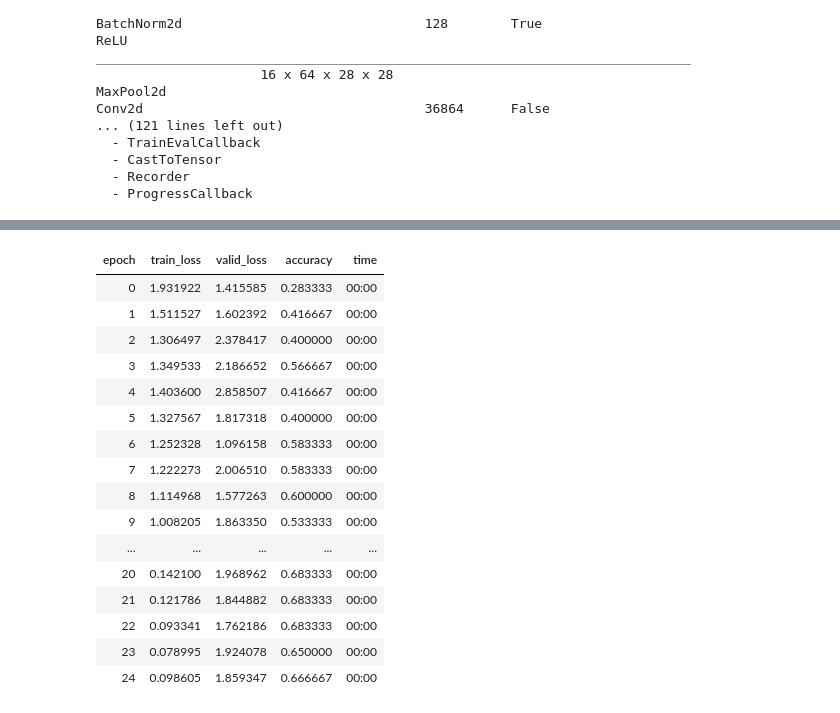
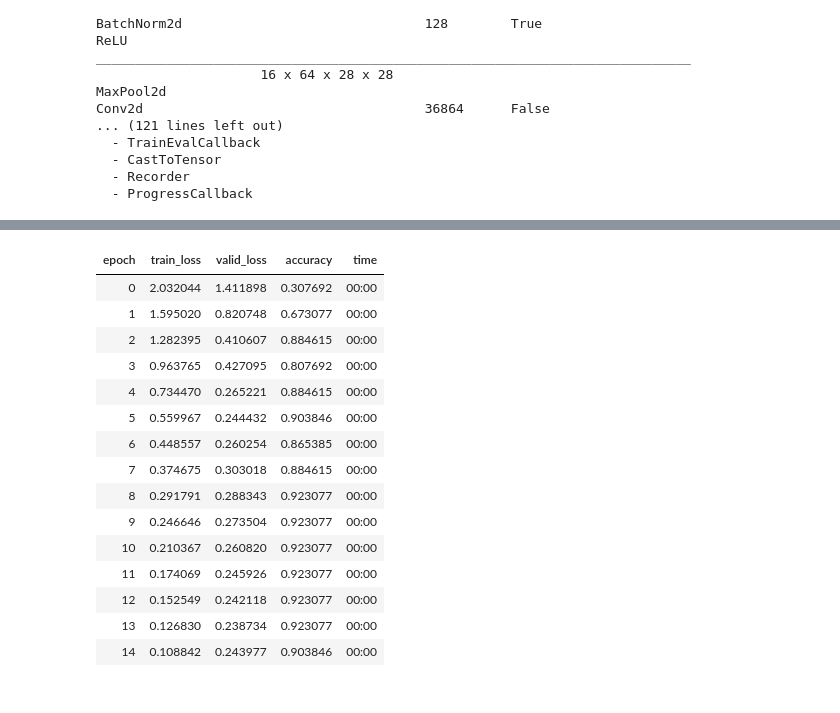
Before and after one commit to Vatnelid-Master-Project/data-analysis, a Jupyter notebook: classification.ipynb, the cells around one changed output, grey strips where cells are left out. Cells and saved outputs as stored; diff of their text form; code cells hidden in the pictures.

```diff
--- a/classification.ipynb
+++ b/classification.ipynb
@@ -75,0 +207,37 @@ tu = TorchUtil(all_spectrograms, all_labels, TARGET_CH, TARGET_HW, EPS, FLOOR_DB
+# %%
+import matplotlib.cm as cm
+from matplotlib.colors import Normalize
+
+def create_tensor_image(i : int):
+        """
+        Convert spectrogram to TensorImage format
+        """
+
+        # Normalization - turn spectrogram into dB scale
+        arr_db = 10 * np.log10(all_spectograms[i])
+        arr_db = np.clip(arr_db, FLOOR_DB, 0)
+
+        # Scale to [0, 1]
+        arr_01 = (arr_db - FLOOR_DB) / (-FLOOR_DB)
+
+        # If spectrogram is multi-channel, convert to grayscale first
+        if len(arr_01.shape) == 3:
+                arr_01 = np.mean(arr_01, axis=-1)  # average across channels
+
+        arr_01 = arr_01[:, ::-1].copy() # flip spectrogram
+
+        # Apply colormap to convert grayscale to color
+        # Popular colormaps for spectrograms: 'viridis', 'plasma', 'magma', 'inferno', 'jet', 'hot'
+        colormap = cm.get_cmap('viridis')  # or try 'plasma', 'magma', 'jet'
+        arr_colored = colormap(arr_01)  # This returns RGBA (H, W, 4)
+
+        # Convert RGBA to RGB (drop alpha channel)
+        arr_rgb = arr_colored[:, :, :3]  # (H, W, 3)
+
+        # Convert to PyTorch tensor with correct channel ordering
+        t = torch.tensor(arr_rgb).float().permute(2, 0, 1).unsqueeze(0)  # (1, 3, H, W)
+
+        # Resize image
+        t_resized = torch.nn.functional.interpolate(t, size=TARGET_HW, mode='bilinear', align_corners=False)
+
+        return TensorImage(t_resized.squeeze(0))  # (3, H, W)
@@ -144,7 +309,7 @@ Example: (Path('.spec/train/Controlled/Session_10_rel_time0.npy'), np.str_('Cont
 block = DataBlock(
     blocks=(TransformBlock(), CategoryBlock(sort=False)),
     get_items=lambda x: x,
-    get_x=get_x,
+    get_x=create_tensor_image,
     get_y=get_y,
 )
 # %%
@@ -154,4 +323,4 @@ len(all_spectrograms)
 # %%
-items = list(range(len(all_spectrograms)))   # or `range(N)`
-dls = block.dataloaders(items, bs=min(16, len(all_spectrograms)))
+items = list(range(len(all_spectograms)))   # or `range(N)`
+dls = block.dataloaders(items, bs=16)
 # %%
@@ -212,23 +381,22 @@ SuggestedLRs(valley=0.001737800776027143, slide=0.00363078061491251, steep=6.309
 # %%
-learner.fit_one_cycle(25, 1e-2)
+learner.fit_one_cycle(15, 1e-3)
 # %% [output]
 | epoch | train_loss | valid_loss | accuracy | time |
-| 0 | 1.931922 | 1.415585 | 0.283333 | 00:00 |
-| 1 | 1.511527 | 1.602392 | 0.416667 | 00:00 |
-| 2 | 1.306497 | 2.378417 | 0.400000 | 00:00 |
-| 3 | 1.349533 | 2.186652 | 0.566667 | 00:00 |
-| 4 | 1.403600 | 2.858507 | 0.416667 | 00:00 |
-| 5 | 1.327567 | 1.817318 | 0.400000 | 00:00 |
-| 6 | 1.252328 | 1.096158 | 0.583333 | 00:00 |
-| 7 | 1.222273 | 2.006510 | 0.583333 | 00:00 |
-| 8 | 1.114968 | 1.577263 | 0.600000 | 00:00 |
-| 9 | 1.008205 | 1.863350 | 0.533333 | 00:00 |
-| ... | ... | ... | ... | ... |
-| 20 | 0.142100 | 1.968962 | 0.683333 | 00:00 |
-| 21 | 0.121786 | 1.844882 | 0.683333 | 00:00 |
-| 22 | 0.093341 | 1.762186 | 0.683333 | 00:00 |
-| 23 | 0.078995 | 1.924078 | 0.650000 | 00:00 |
-| 24 | 0.098605 | 1.859347 | 0.666667 | 00:00 |
+| 0 | 2.032044 | 1.411898 | 0.307692 | 00:00 |
+| 1 | 1.595020 | 0.820748 | 0.673077 | 00:00 |
+| 2 | 1.282395 | 0.410607 | 0.884615 | 00:00 |
+| 3 | 0.963765 | 0.427095 | 0.807692 | 00:00 |
+| 4 | 0.734470 | 0.265221 | 0.884615 | 00:00 |
+| 5 | 0.559967 | 0.244432 | 0.903846 | 00:00 |
+| 6 | 0.448557 | 0.260254 | 0.865385 | 00:00 |
+| 7 | 0.374675 | 0.303018 | 0.884615 | 00:00 |
+| 8 | 0.291791 | 0.288343 | 0.923077 | 00:00 |
+| 9 | 0.246646 | 0.273504 | 0.923077 | 00:00 |
+| 10 | 0.210367 | 0.260820 | 0.923077 | 00:00 |
+| 11 | 0.174069 | 0.245926 | 0.923077 | 00:00 |
+| 12 | 0.152549 | 0.242118 | 0.923077 | 00:00 |
+| 13 | 0.126830 | 0.238734 | 0.923077 | 00:00 |
+| 14 | 0.108842 | 0.243977 | 0.903846 | 00:00 |
 # %%
 inter_plot = ClassificationInterpretation.from_learner(learner)
 inter_plot.plot_confusion_matrix(figsize=(5,5))
```
Also changed, not shown: parts of 35 cells of this notebook, 3 other files.
